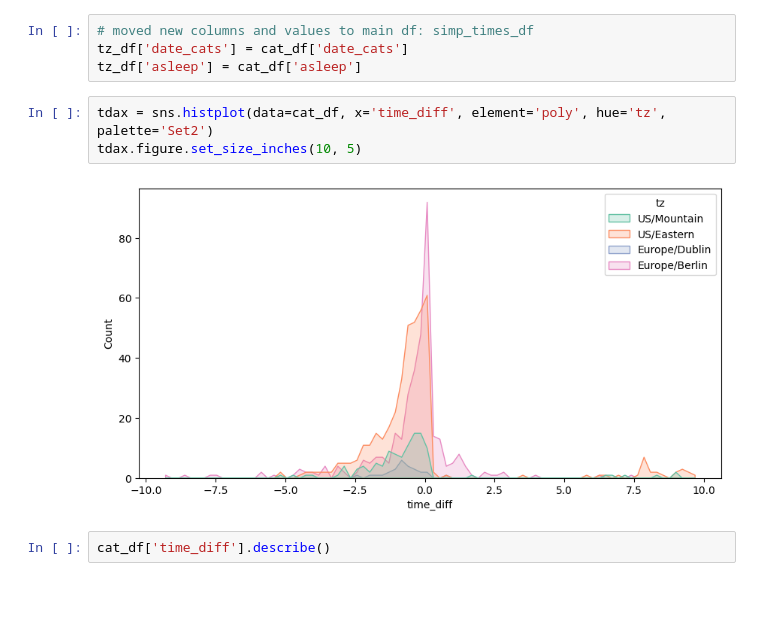
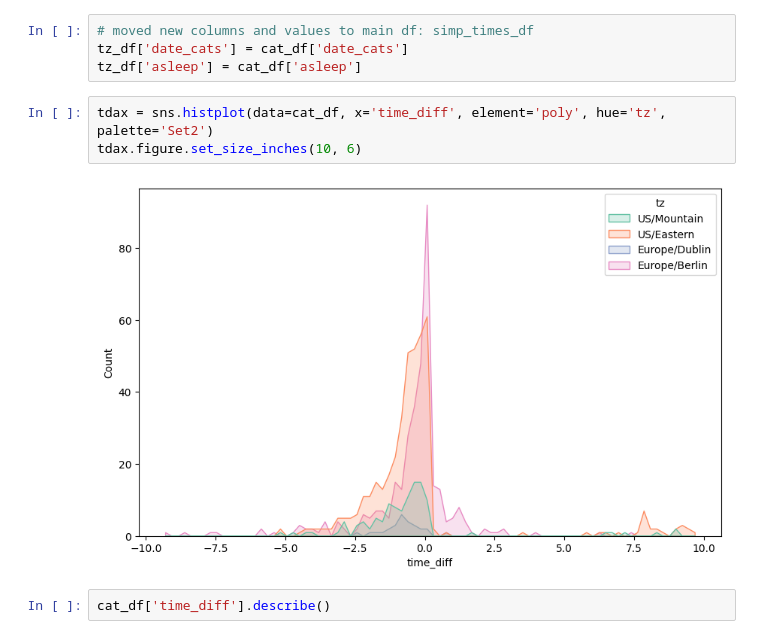
Before and after one commit to emilycardwell/sleep-study, a Jupyter notebook: sleep.ipynb, the cells around one changed output. Cells and saved outputs as stored; diff of their text form; blank space fills up the shorter version.

```diff
--- a/sleep.ipynb
+++ b/sleep.ipynb
@@ -196,9 +204,9 @@ tz_df['date_cats'] = cat_df['date_cats']
 tz_df['asleep'] = cat_df['asleep']
 # %%
 tdax = sns.histplot(data=cat_df, x='time_diff', element='poly', hue='tz', palette='Set2')
-tdax.figure.set_size_inches(10, 5)
+tdax.figure.set_size_inches(10, 6)
 # %% [output]
-[figure, old version]
+[figure, new version]
 # %%
 cat_df['time_diff'].describe()
 # %% [output]
```
Also changed, not shown: parts of 3 cells of this notebook, 1 other file.
